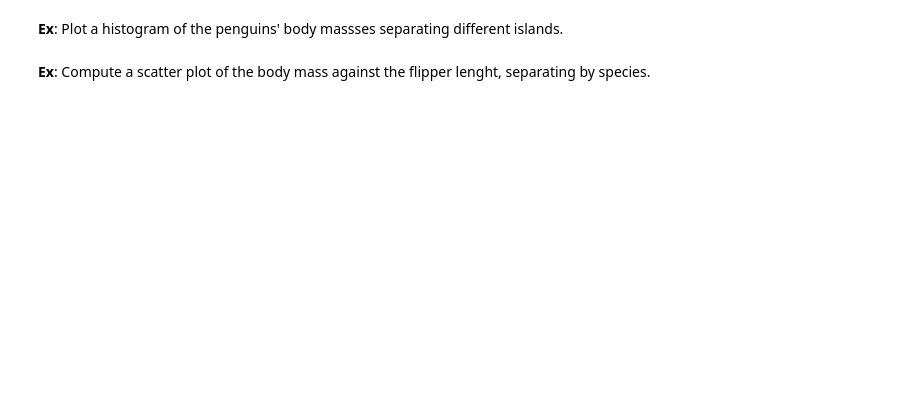
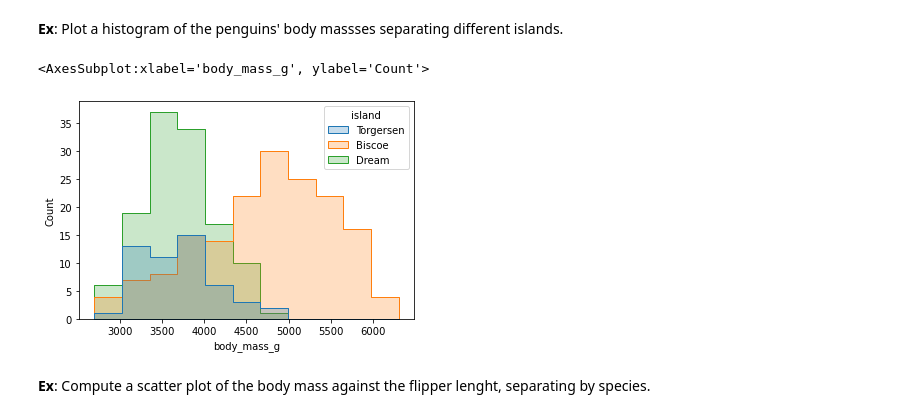
Before and after one commit to Ironhack-Data-Madrid-Febrero-2021/Classroom-Materials, a Jupyter notebook: module-1/20-visualization2.ipynb, the cells around one changed output. Drawn from its saved outputs; the diff is of its cells as text; code cells hidden in the pictures; blank space fills up the shorter version.

```diff
--- a/module-1/20-visualization2.ipynb
+++ b/module-1/20-visualization2.ipynb
@@ -20,4 +42,12 @@ __Ex__: Compute a histogram of the penguins' bodymass
 # %% [markdown]
 __Ex__: Plot a histogram of the penguins' body massses separating different islands.
+# %%
+sns.histplot(x=penguins.body_mass_g,
+             #y=penguins.bill_depth_mm,
+             hue=penguins.island,
+             element='step')
+# %% [output]
+<AxesSubplot:xlabel='body_mass_g', ylabel='Count'>
+[figure, added]
 # %% [markdown]
 __Ex__: Compute a scatter plot of the body mass against the flipper lenght, separating by species.
```
Also changed, not shown: parts of 74 cells of this notebook, 3 other files.
